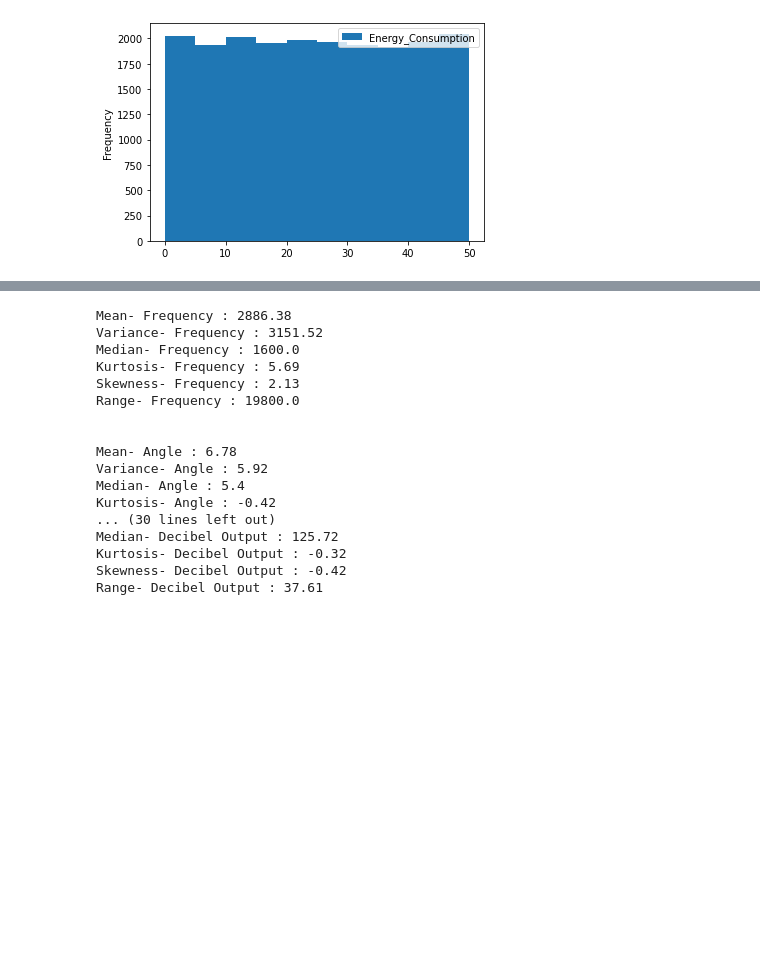
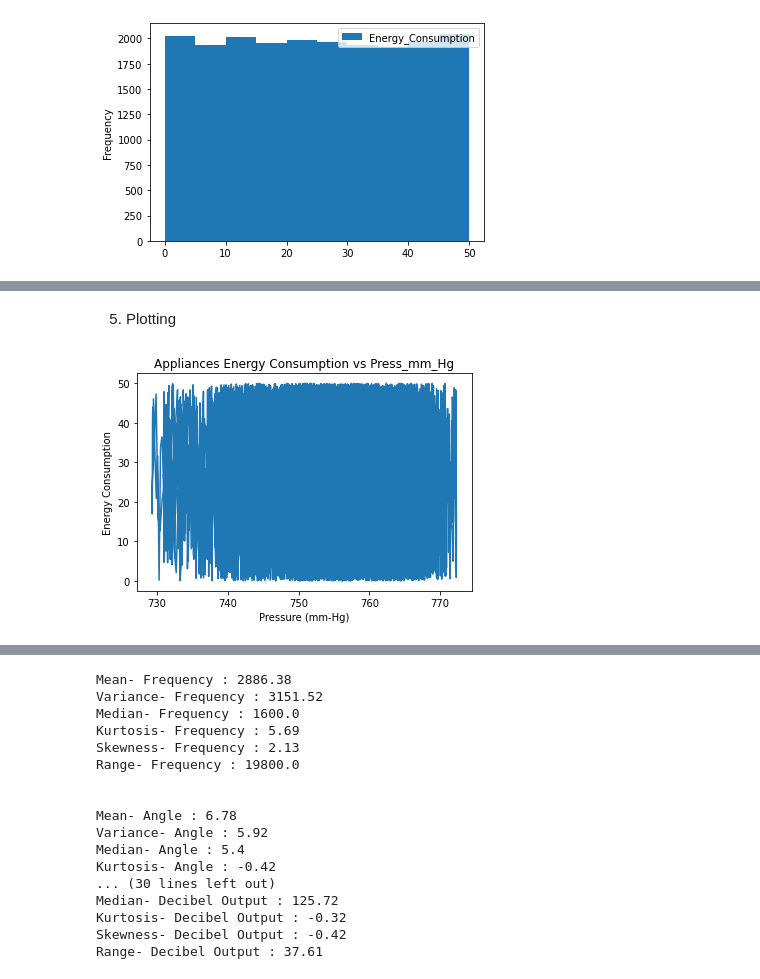
Before and after one commit to MaxTeeple/ME-592, a Jupyter notebook: HW 1/HW1-Teeple.ipynb, the cells around one changed output, grey strips where cells are left out. Saved outputs shown, nothing was run; the diff lists cells and outputs as text; code cells hidden in the pictures; blank space fills up the shorter version.

```diff
--- a/HW 1/HW1-Teeple.ipynb
+++ b/HW 1/HW1-Teeple.ipynb
@@ -97,0 +131,12 @@ Text(0, 0.5, 'Press_mm_hg')
+# %% [markdown]
+5. Plotting
+# %%
+timedata_np = timedata.to_numpy()
+plt.figure
+plt.plot(timedata_np[:,22],timedata_np[:,27])
+plt.title("Appliances Energy Consumption vs Press_mm_Hg")
+plt.ylabel("Energy Consumption")
+plt.xlabel("Pressure (mm-Hg)")
+plt.show()
+# %% [output]
+[figure, added]
```
Also changed, not shown: parts of 14 cells of this notebook.
